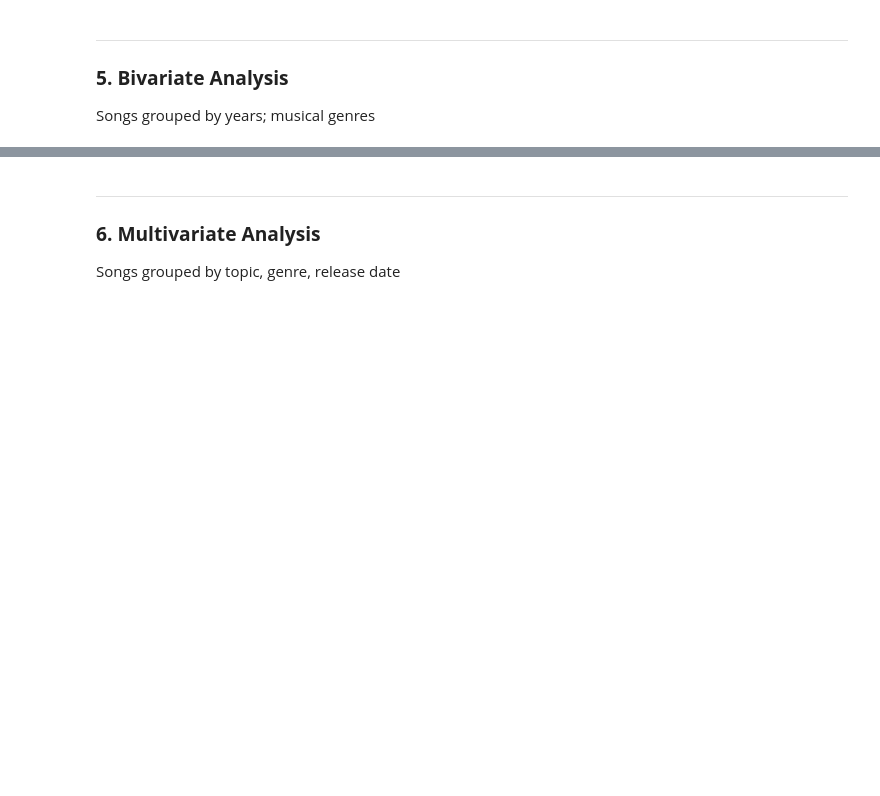
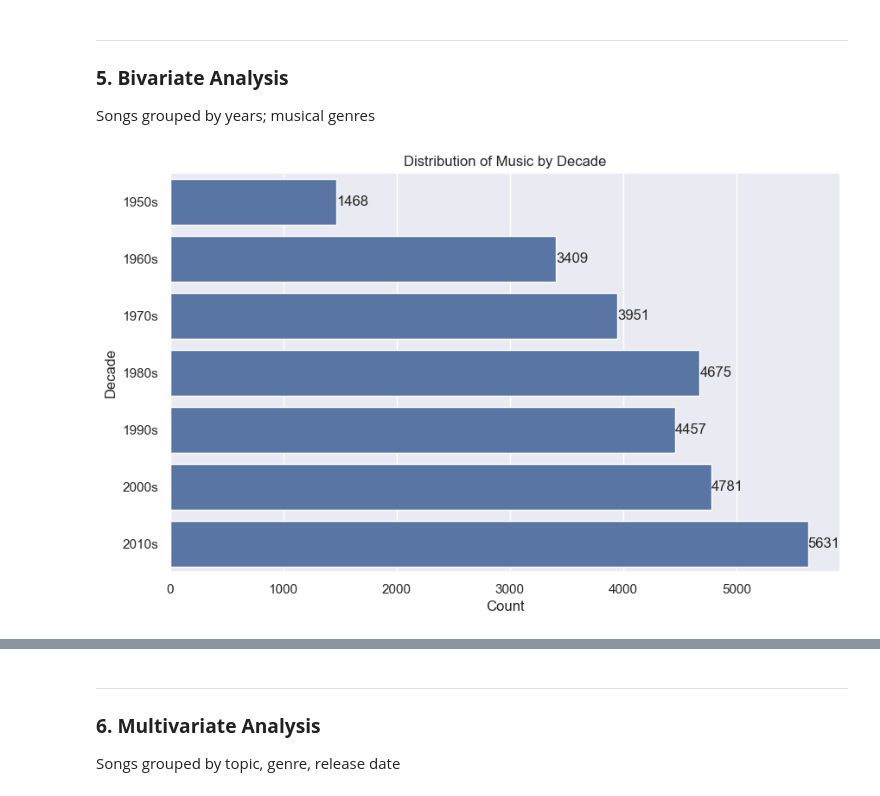
Before and after one commit to winni-datadiva/music-rec-algo, a Jupyter notebook: Code/01_EDA.ipynb, the cells around one changed output, grey strips where cells are left out. Saved outputs shown, nothing was run; the diff lists cells and outputs as text; code cells hidden in the pictures; blank space fills up the shorter version.

```diff
--- a/Code/01_EDA.ipynb
+++ b/Code/01_EDA.ipynb
@@ -137,0 +376,14 @@ Prior to creating visualizations, it's important to get an understanding of the
+# %%
+# Reviewing object types and changing if needed
+for column in df.columns:
+    if df[column].dtype == 'object':
+        print(f"Column '{column}' has object type.")
+        # Attempt to convert to numeric, coercing errors to NaN
+        df[column] = pd.to_numeric(df[column], errors='coerce')
+
+# Typecasting 'NAME' to category type +++++++++++++++++ troubleshoot w TA
+# df['genre'] = df[''].astype('category')
+# df['topic'] = df['topic'].astype('category')
+
+# Confirming dtype conversion
+print(df.dtypes)
@@ -140,3 +410,27 @@ Prior to creating visualizations, it's important to get an understanding of the
 ### **5. Bivariate Analysis**
 
 Songs grouped by years; musical genres
+# %%
+# Music By Time
+def get_decade(year):
+    period_start = int(year/10) * 10
+    decade = '{}s'.format(period_start)
+    return decade
+
+df['decade'] = df['release_date'].apply(get_decade)
+decade_counts = df['decade'].value_counts().sort_index()
+
+sns.set(rc={'figure.figsize':(10,6)})
+sns.countplot(df['decade'])
+plt.title('Distribution of Music by Decade')
+plt.xlabel('Count')
+plt.ylabel('Decade')
+
+
+# Adding annotations
+for i, value in enumerate(decade_counts):
+    plt.text(value, i, str(value), va='center')
+
+plt.show()
+# %% [output]
+[figure, added]
```
Also changed, not shown: parts of 27 cells of this notebook, 2 other files.
